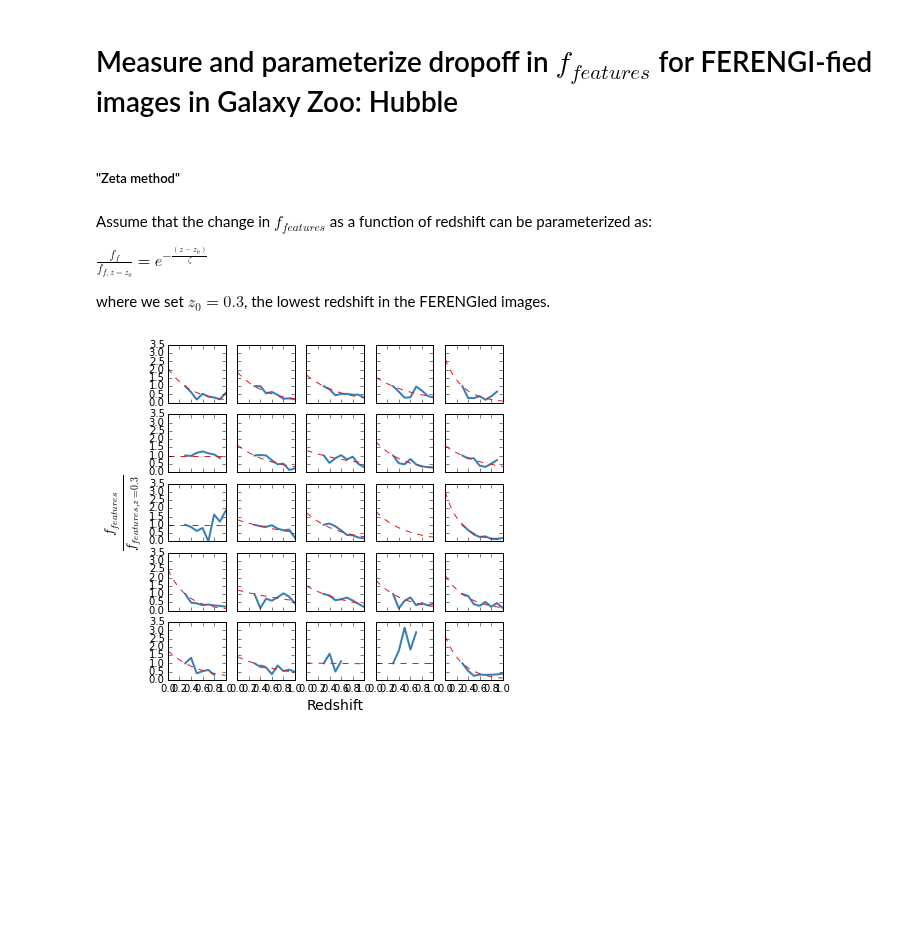
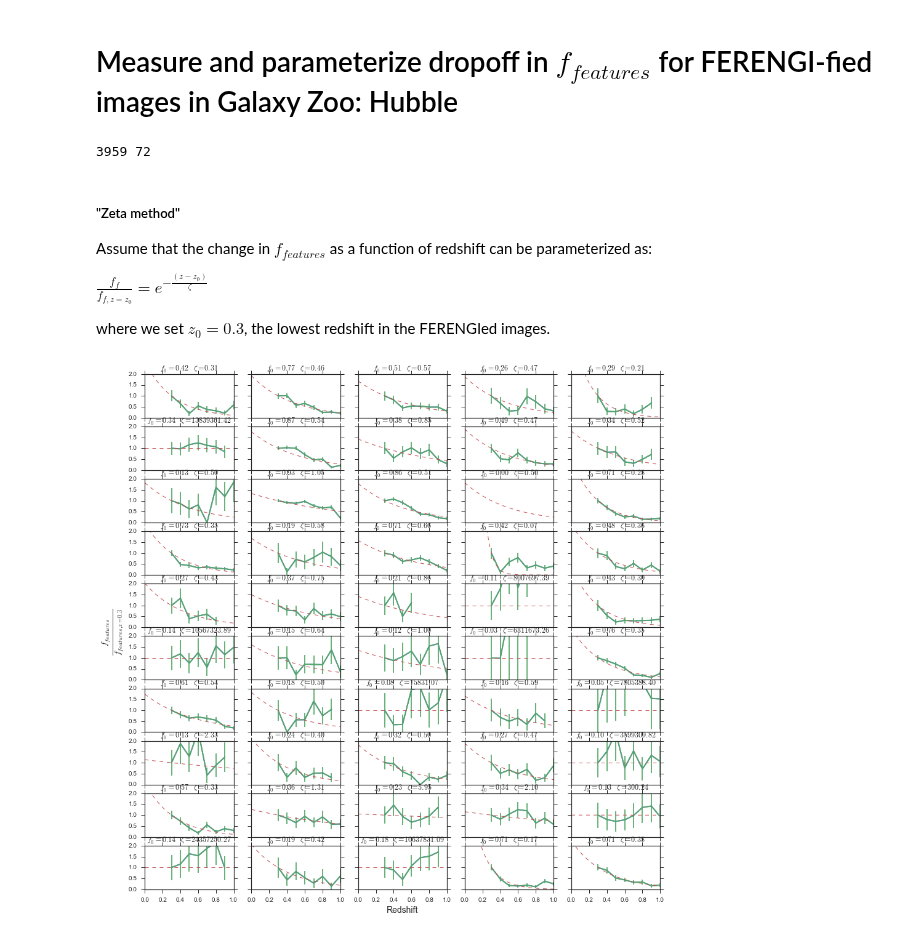
Before and after one commit to willettk/gzhubble, a Jupyter notebook: python/zeta.ipynb, the cells around one changed output. Saved outputs shown, nothing was run; the diff lists cells and outputs as text; code cells hidden in the pictures; blank space fills up the shorter version.

Commit message:
Bit of work in zeta.ipynb

```diff
--- a/python/zeta.ipynb
+++ b/python/zeta.ipynb
@@ -21,9 +22,13 @@ for ug in unique_galaxies:
         z0ind[ind] = True
 
 data_z0 = data[z0ind]
+unique_galaxies_z0 = set(data_z0['sdss_id'])
+print len(data_z0), len(unique_galaxies_z0)
+# %% [output]
+3959 72
-# %% [markdown]
-##### "Zeta method"
 # %% [markdown]
+##### "Zeta method"
+
 Assume that the change in $f_{features}$ as a function of redshift can be parameterized as:
 
 $\frac{f_f}{f_{f,z=z_0}} = e^{-\frac{(z-z_0)}{\zeta}}$
@@ -40,13 +45,17 @@ def fzeta_exp(p,x):
 
 def fzeta_lin(p,x):
 
-    y = p[0] + p[1] * x
+    y = 1 - (x-0.3) / p[0]
 
     return y
 
-def errfunc(p,x,y):
+def fzeta(p,x):
+    # results are qualitatively the same for both lin and exp versions
+    return fzeta_exp(p,x)
 
-    err = y - fzeta_exp(p,x)
+def errfunc(p,x,y,s):
+
+    err = (y - fzeta(p,x))/s
 
     return err
 
@@ -67,39 +76,53 @@ def common_labels(fig,xlabel=None,ylabel=None,xfontsize=12,yfontsize=12):
 # %%
 p_guess = np.array([0.5])
 
 # Set up plot
-fig,axarr = plt.subplots(nrows=5,ncols=5,sharex=True,sharey=True,figsize=(6,6))
+fig,axarr = plt.subplots(nrows=10,ncols=5,sharex=True,sharey=True,figsize=(15,15))
 bigax = common_labels(fig,'Redshift',r'$\frac{f_{features}}{f_{features,z=0.3}}$',14,20)
 zarr = np.linspace(0,1,50)
 
 # For examples, only plot galaxies with an evolution correction of zero.
-e0 = data_z0[data_z0['sim_evolution'] == 0]
+evol = 0.0
+e0 = data_z0[np.absolute(data_z0['sim_evolution'] - evol) < 0.001]
 unique_galaxies = set(e0['sdss_id'])
 
 for ax in axarr.ravel():
 
     slen = 0
     # Make sure there are enough points to fit a function
     while slen < (len(p_guess)+1):
         ind = (e0['sdss_id'] == unique_galaxies.pop())
         slen = sum(ind)
 
     galaxy1 = e0[ind]
 
     z_gal = galaxy1['sim_redshift']
     f_gal = galaxy1['p_features']
+    #  ADD SOME ROUGH ERROR BARS
+    c = 0.683
+    n = 40  # assume 40 classifications per galaxy - better to use true value
+    k = f_gal * n
+    f_gal_lower = dist.beta.ppf((1-c)/2.,k+1,n-k+1)
+    f_gal_upper = dist.beta.ppf(1-(1-c)/2.,k+1,n-k+1)
+    f_gal_err = (f_gal_upper - f_gal_lower) / 2.0
     f_gal_norm = f_gal / f_gal[0]
+    f_gal_norm_err = np.sqrt((f_gal_err/f_gal)**2 + (f_gal_err[0]/f_gal[0])**2) * f_gal_norm
 
     # Values must be explicitly cast as double-type precision for optimization to work. Incredibly frustrating.
     # Fix: http://stackoverflow.com/questions/12473406/scipy-optimize-leastsq-returns-best-guess-parameters-not-new-best-fit
 
-    p, cov, infodict, mesg, ier = optimize.leastsq(errfunc,p_guess,args=(z_gal.astype(np.float64),f_gal_norm.astype(np.float64)),full_output=1)
+    p, cov, infodict, mesg, ier = optimize.leastsq(errfunc,p_guess,args=(z_gal.astype(np.float64),
+                                                                         f_gal_norm.astype(np.float64),
+                                                                         f_gal_norm_err.astype(np.float64)),
+                                                   full_output=1)
     ax.plot(z_gal,f_gal_norm,lw=2)
-    ax.plot(zarr,fzeta_exp(p,zarr),'--',lw=1)
+    ax.errorbar(z_gal,f_gal_norm, f_gal_norm_err)
+    ax.plot(zarr,fzeta(p,zarr),'--',lw=1)
+    ax.set_title('$f_0={:.2f}\; \zeta={:.2f}$'.format(f_gal[0], p[0]))
     ax.set_xlim(0,1)
-    #ax.set_ylim(0,2)
+    ax.set_ylim(0,2)
 # %% [output]
-[figure, old version]
+[figure, new version]
 # %%
 # Find zeta for all images
 
```
Also changed, not shown: parts of 7 cells of this notebook.
